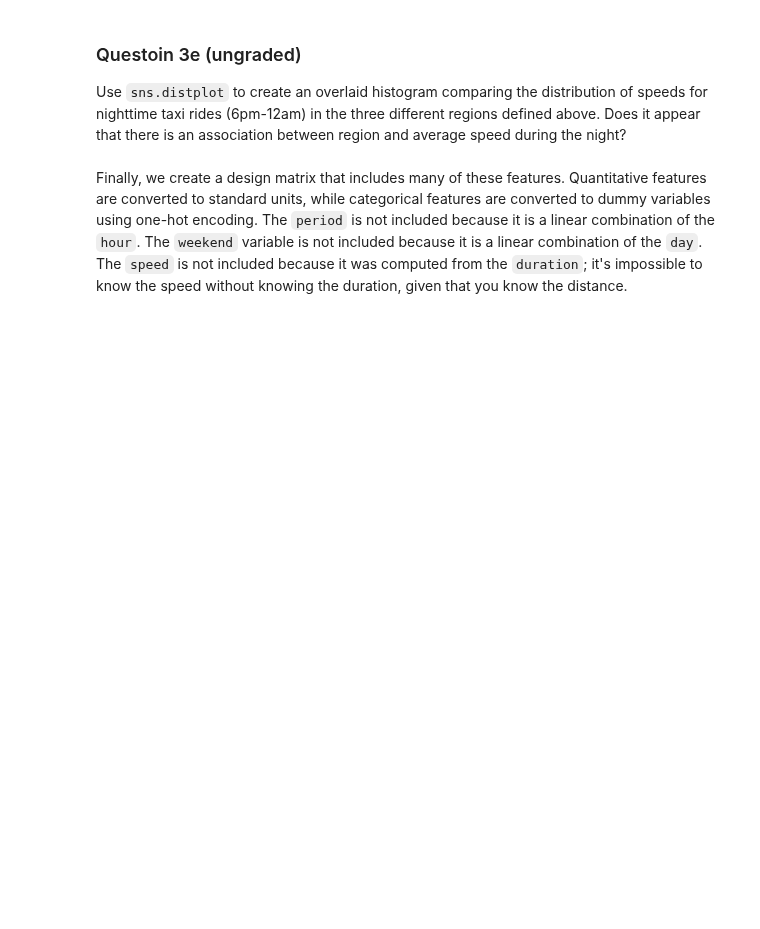
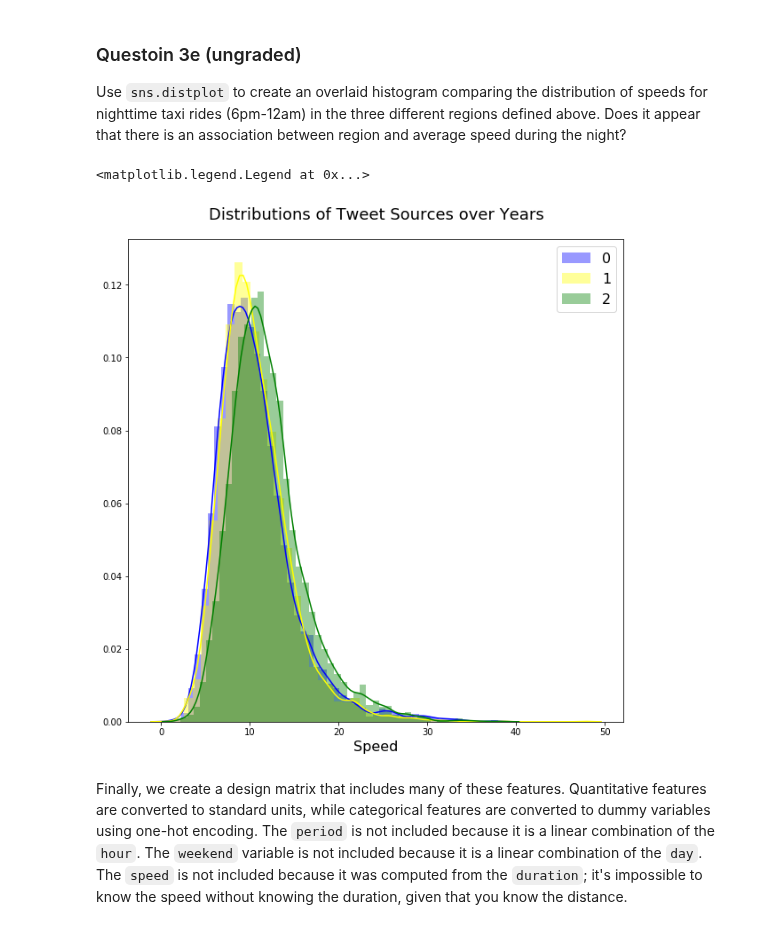
Before and after one commit to zhugeyicixin/DataSci200, a Jupyter notebook: proj/proj3/proj3.ipynb, the cells around one changed output. Drawn from its saved outputs; the diff is of its cells as text; code cells hidden in the pictures; blank space fills up the shorter version.

```diff
--- a/proj/proj3/proj3.ipynb
+++ b/proj/proj3/proj3.ipynb
@@ -409,3 +625,27 @@ Use `sns.distplot` to create an overlaid histogram comparing the distribution of
+# %%
+# plot
+fig = plt.figure(figsize=(10,10))
+ax = fig.add_subplot(111)
+p1 = sns.distplot(train[(train['period']==3) & (train['region']==0)]['speed'],
+                  kde=True, color='blue', label='0')
+p1 = sns.distplot(train[(train['period']==3) & (train['region']==1)]['speed'],
+                  kde=True, color='yellow', label='1')
+p1 = sns.distplot(train[(train['period']==3) & (train['region']==2)]['speed'],
+                  kde=True, color='green', label='2')
+
+plt.title('Distributions of Tweet Sources over Years', size=18, y=1.03)
+plt.xlabel('Speed', size=16)
+# ax.tick_params(axis='both', which='major', labelsize=26)
+plt.legend(loc='best', fontsize=16)
+# plt.xlim(55, 100)
+# plt.ylim(55, 100)
+# plt.yticks(size=12)
+# plt.xticks(size=12)
+
+#  There is an association between region and average speed during the night, but not so significant.
+# %% [output]
+<matplotlib.legend.Legend at 0x...>
+[figure, added]
 # %% [markdown]
 Finally, we create a design matrix that includes many of these features. Quantitative features are converted to standard units, while categorical features are converted to dummy variables using one-hot encoding. The `period` is not included because it is a linear combination of the `hour`. The `weekend` variable is not included because it is a linear combination of the `day`.  The `speed` is not included because it was computed from the `duration`; it's impossible to know the speed without knowing the duration, given that you know the distance.
 # %%
```
Also changed, not shown: parts of 55 cells of this notebook, 1 other file.
